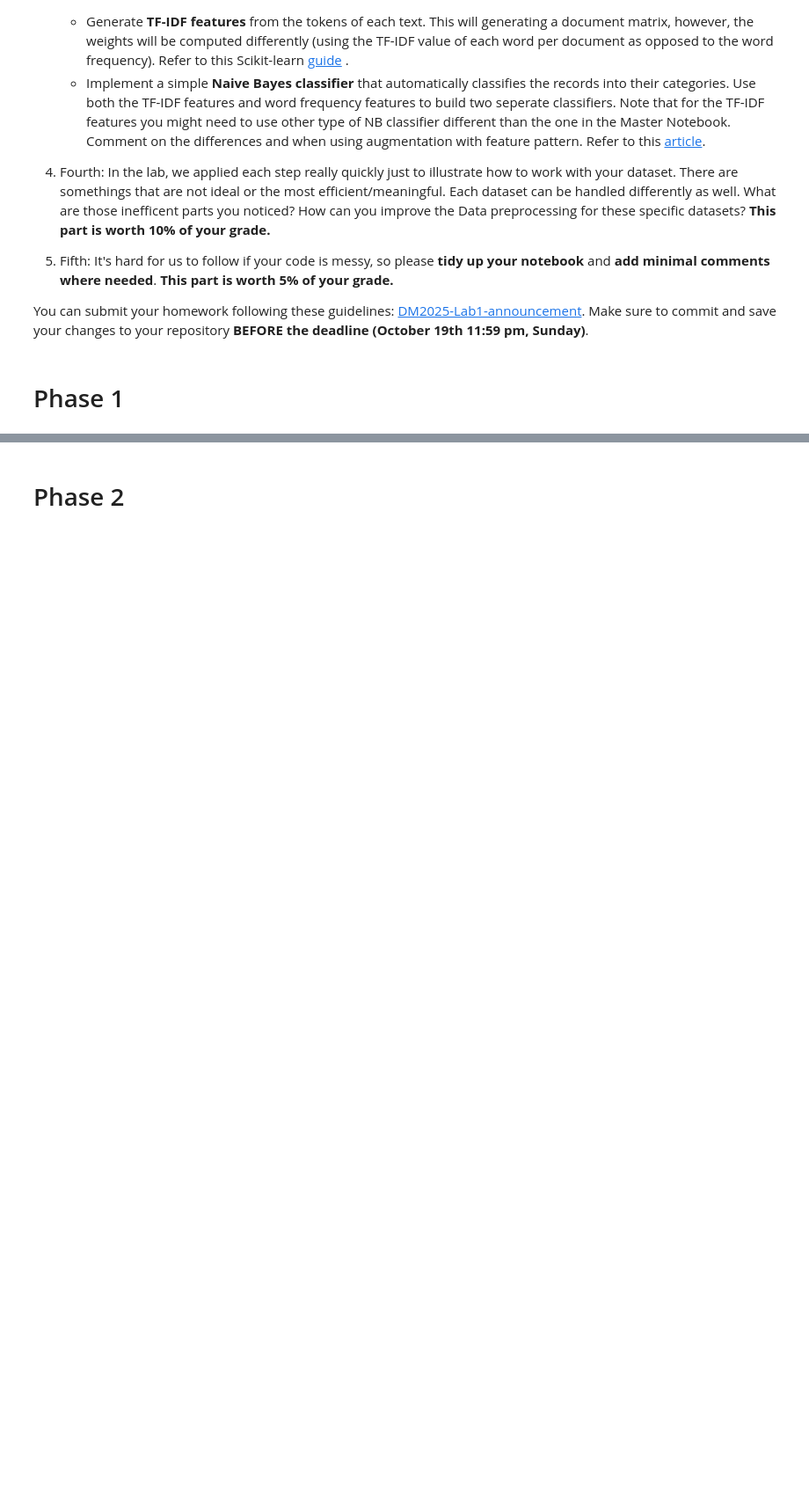
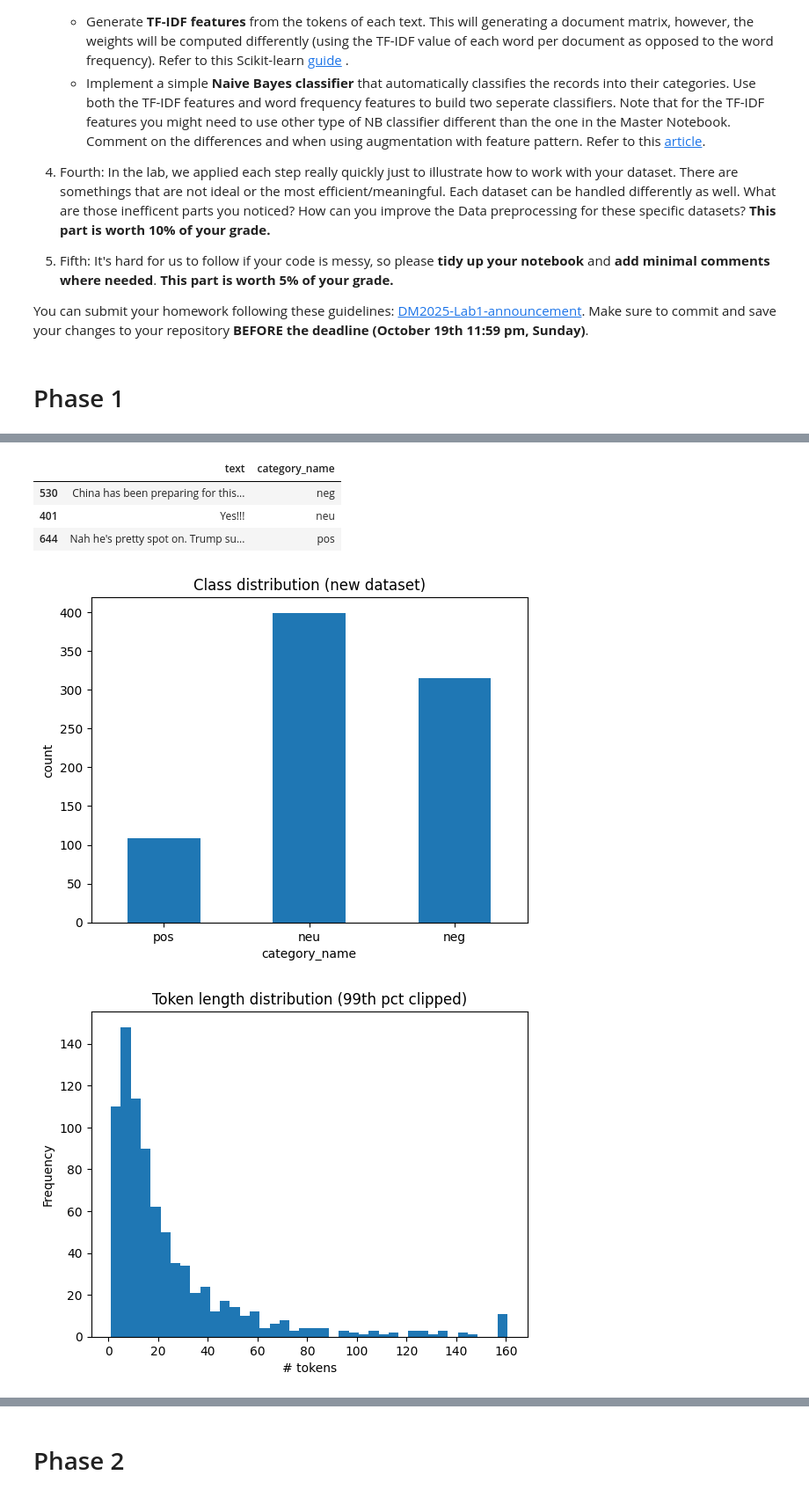
Before and after one commit to brandonlin991118/DM2025-Lab1-Exercise, a Jupyter notebook: DM2025-Lab1-Homework.ipynb, the cells around one changed output, grey strips where cells are left out. Shown at 88% size. Drawn from its saved outputs; the diff is of its cells as text; code cells hidden in the pictures; blank space fills up the shorter version.

Commit message:
Phase 1 (new dataset): EDA + QA checks + new visualizations; Master notebook exercises 1–15 verified

```diff
--- a/DM2025-Lab1-Homework.ipynb
+++ b/DM2025-Lab1-Homework.ipynb
@@ -62,0 +71,7 @@ You can submit your homework following these guidelines: [DM2025-Lab1-announceme
+# %%
+# Load CSV (adjust path if yours differs)
+DATA_PATH = Path("newdataset") / "Reddit-stock-sentiment.csv"
+assert DATA_PATH.exists(), f"Can't find file: {DATA_PATH.resolve()}"
+
+df_raw = pd.read_csv(DATA_PATH)
+df_raw.head(3), list(df_raw.columns)
@@ -62,0 +150,38 @@ You can submit your homework following these guidelines: [DM2025-Lab1-announceme
+# %%
+# First 10 records: keep only text and label name
+X.loc[:9, ["text", "category_name"]]
+# Last 10 records by position
+X.iloc[-10:, :][["text", "category_name"]]
+# Keep a couple of categories and show 10
+cats = ["pos", "neg"]              # change as you wish
+X.query("category_name in @cats")[["text","category_name"]].head(10)
+# Keyword search (case-insensitive); tweak the regex to taste
+mask = X["text"].str.contains(r"\bstock|buy|sell|price\b", case=False, na=False)
+X.loc[mask, ["text","category_name"]].head(10)
+# Longest posts overall (by token count) — show top 5
+X = X.assign(n_tokens = X["text"].str.split().str.len())
+X.nlargest(5, "n_tokens")[["text","category_name","n_tokens"]]
+# One sampled record per class (quick inspection)
+X.groupby("category_name", group_keys=False)\
+ .apply(lambda g: g.sample(1, random_state=42))[["text","category_name"]]
+# %% [output]
+|  | text | category_name |
+| 530 | China has been preparing for this... | neg |
+| 401 | Yes!!! | neu |
+| 644 | Nah he's pretty spot on. Trump su... | pos |
+# %%
+# Class distribution
+ax = (X["category_name"].value_counts()
+        .reindex(["pos","neu","neg"])
+        .fillna(0)
+        .plot(kind="bar", rot=0, title="Class distribution (new dataset)"))
+ax.set_ylabel("count")
+plt.show()
+# Token length distribution (clip extreme tail for readability)
+ax = X["n_tokens"].clip(upper=X["n_tokens"].quantile(0.99))\
+       .plot(kind="hist", bins=40, title="Token length distribution (99th pct clipped)")
+ax.set_xlabel("# tokens")
+plt.show()
+# %% [output]
+[figure, added]
+[figure, added]
```
Also changed, not shown: parts of 5 cells of this notebook.
